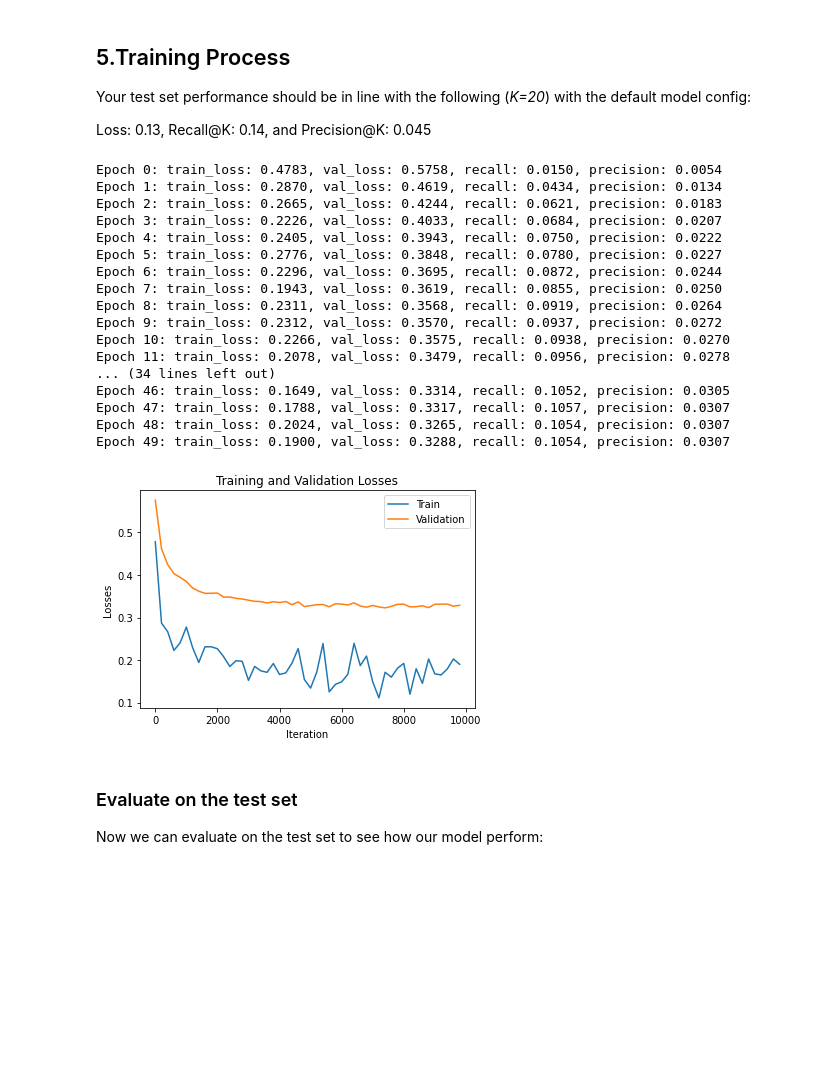
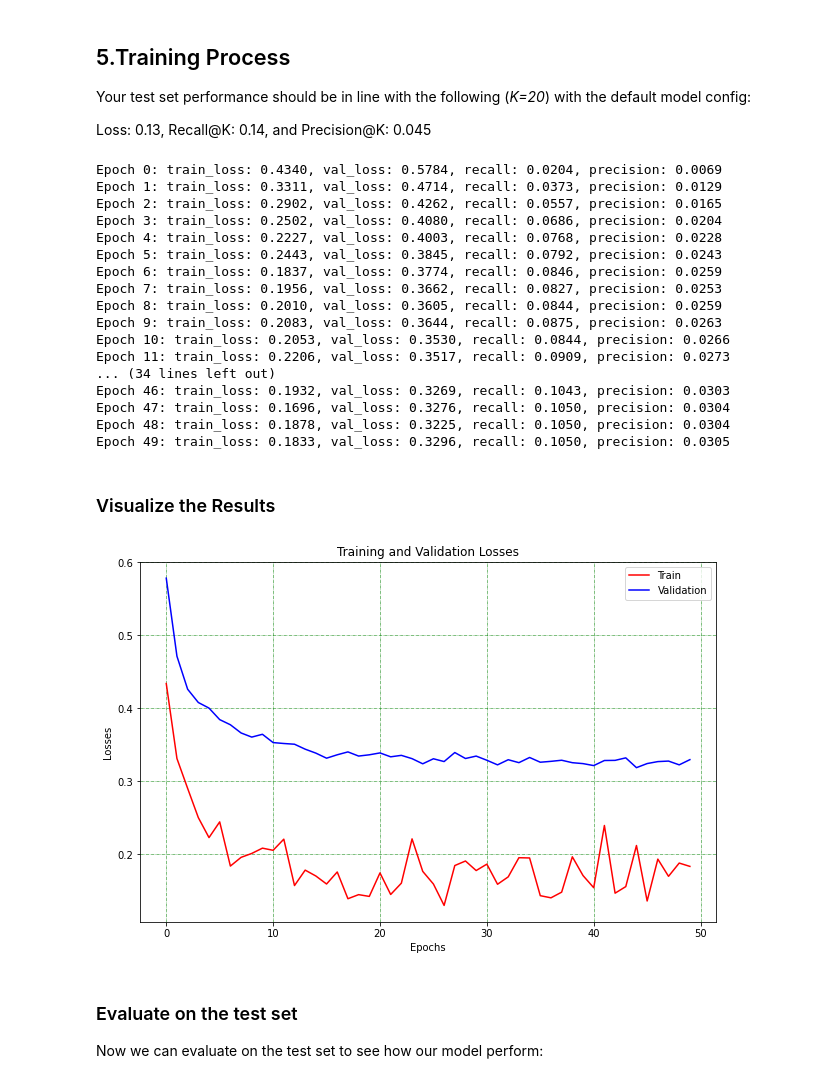
Before and after one commit to Weimw/movielens-project, a Jupyter notebook: CS224w_project.ipynb, the cells around one changed output. Cells and saved outputs as stored; diff of their text form; code cells hidden in the pictures; blank space fills up the shorter version.

```diff
--- a/CS224w_project.ipynb
+++ b/CS224w_project.ipynb
@@ -233,7 +244,7 @@ class LightGCN(MessagePassing):
     We omit a dedicated class for LightGCNConvs for easy access to embeddings
     """
 
-    def __init__(self, num_users: int, num_items: int, hidden_dim: int, num_layers: int):
+    def __init__(self, num_users, num_items, hidden_dim, num_layers):
         super().__init__()
         self.num_users = num_users
         self.num_items = num_items
@@ -246,7 +257,7 @@ class LightGCN(MessagePassing):
         nn.init.normal_(self.users_emb.weight, std=0.1)
         nn.init.normal_(self.items_emb.weight, std=0.1)
 
-    def forward(self, edge_index: SparseTensor):
+    def forward(self, edge_index):
         """
         Forward pass of the LightGCN model. Returns the init and final
         embeddings of the user and item
@@ -271,14 +282,14 @@ class LightGCN(MessagePassing):
 
         return users_emb, self.users_emb.weight, items_emb, self.items_emb.weight
 
-    def message(self, x: Tensor) -> Tensor:
+    def message(self, x):
         return x
 
-    def propagate(self, edge_index: SparseTensor, x: Tensor) -> Tensor:
+    def propagate(self, edge_index, x):
         x = self.message_and_aggregate(edge_index, x)
         return x
 
-    def message_and_aggregate(self, edge_index: SparseTensor, x: Tensor) -> Tensor:
+    def message_and_aggregate(self, edge_index, x):
         return matmul(edge_index, x)
 # %% [markdown]
 ## Loss Function
@@ -297,7 +308,21 @@ $\hat{y}_{uj}$: predicted score of a negative sample
 $\lambda$: L-2 regularization strength
 # %%
 def bpr_loss(users_emb, user_emb_0, pos_emb, pos_emb_0, neg_emb, neg_emb_0, lambda_val):
-  # calculate the Bayesian Personalized Ranking from the embeddings
+    """
+    Calculate the Bayesian Personalzied Ranking loss.
+
+    Parameters:
+    users_emb (torch.Tensor): The final output of user embedding
+    user_emb_0 (torch.Tensor): The initial user embedding
+    pos_emb (torch.Tensor):  The final positive item embedding
+    pos_emb_0 (torch.Tensor): The initial item embedding
+    neg_emb (torch.Tensor): The final negtive item embedding
+    neg_emb_0 (torch.Tensor): The inital negtive item embedding
+    lambda_val (float): L2 regulatization strength
+
+    Returns:
+    loss (float): The BPR loss
+    """
     pos_scores = torch.sum(users_emb * pos_emb, dim=1)
     neg_scores = torch.sum(users_emb * neg_emb, dim=1)
     losses = -torch.log(torch.sigmoid(pos_scores - neg_scores))
@@ -456,7 +492,7 @@ for epoch in range(config['num_epoch']):
 
     # mini batching
     user_indices, pos_indices, neg_indices = \
-        sample_mini_batch(config['batch_size'], train_edge_index)
+        mini_batch_sample(config['batch_size'], train_edge_index)
 
     user_indices = user_indices.to(device)
     pos_indices = pos_indices.to(device)
@@ -488,38 +524,41 @@ for epoch in range(config['num_epoch']):
         .format(epoch, loss, val_loss, recall, precision))
   train_losses.append(loss.item())
   val_losses.append(val_loss)
-
-
   scheduler.step()
 # %% [output]
-Epoch 0: train_loss: 0.4783, val_loss: 0.5758, recall: 0.0150, precision: 0.0054
-Epoch 1: train_loss: 0.2870, val_loss: 0.4619, recall: 0.0434, precision: 0.0134
-Epoch 2: train_loss: 0.2665, val_loss: 0.4244, recall: 0.0621, precision: 0.0183
-Epoch 3: train_loss: 0.2226, val_loss: 0.4033, recall: 0.0684, precision: 0.0207
-Epoch 4: train_loss: 0.2405, val_loss: 0.3943, recall: 0.0750, precision: 0.0222
-Epoch 5: train_loss: 0.2776, val_loss: 0.3848, recall: 0.0780, precision: 0.0227
-Epoch 6: train_loss: 0.2296, val_loss: 0.3695, recall: 0.0872, precision: 0.0244
-Epoch 7: train_loss: 0.1943, val_loss: 0.3619, recall: 0.0855, precision: 0.0250
-Epoch 8: train_loss: 0.2311, val_loss: 0.3568, recall: 0.0919, precision: 0.0264
-Epoch 9: train_loss: 0.2312, val_loss: 0.3570, recall: 0.0937, precision: 0.0272
-Epoch 10: train_loss: 0.2266, val_loss: 0.3575, recall: 0.0938, precision: 0.0270
-Epoch 11: train_loss: 0.2078, val_loss: 0.3479, recall: 0.0956, precision: 0.0278
+Epoch 0: train_loss: 0.4340, val_loss: 0.5784, recall: 0.0204, precision: 0.0069
+Epoch 1: train_loss: 0.3311, val_loss: 0.4714, recall: 0.0373, precision: 0.0129
+Epoch 2: train_loss: 0.2902, val_loss: 0.4262, recall: 0.0557, precision: 0.0165
+Epoch 3: train_loss: 0.2502, val_loss: 0.4080, recall: 0.0686, precision: 0.0204
+Epoch 4: train_loss: 0.2227, val_loss: 0.4003, recall: 0.0768, precision: 0.0228
+Epoch 5: train_loss: 0.2443, val_loss: 0.3845, recall: 0.0792, precision: 0.0243
+Epoch 6: train_loss: 0.1837, val_loss: 0.3774, recall: 0.0846, precision: 0.0259
+Epoch 7: train_loss: 0.1956, val_loss: 0.3662, recall: 0.0827, precision: 0.0253
+Epoch 8: train_loss: 0.2010, val_loss: 0.3605, recall: 0.0844, precision: 0.0259
+Epoch 9: train_loss: 0.2083, val_loss: 0.3644, recall: 0.0875, precision: 0.0263
+Epoch 10: train_loss: 0.2053, val_loss: 0.3530, recall: 0.0844, precision: 0.0266
+Epoch 11: train_loss: 0.2206, val_loss: 0.3517, recall: 0.0909, precision: 0.0273
 ... (34 lines left out)
-Epoch 46: train_loss: 0.1649, val_loss: 0.3314, recall: 0.1052, precision: 0.0305
-Epoch 47: train_loss: 0.1788, val_loss: 0.3317, recall: 0.1057, precision: 0.0307
-Epoch 48: train_loss: 0.2024, val_loss: 0.3265, recall: 0.1054, precision: 0.0307
-Epoch 49: train_loss: 0.1900, val_loss: 0.3288, recall: 0.1054, precision: 0.0307
+Epoch 46: train_loss: 0.1932, val_loss: 0.3269, recall: 0.1043, precision: 0.0303
+Epoch 47: train_loss: 0.1696, val_loss: 0.3276, recall: 0.1050, precision: 0.0304
+Epoch 48: train_loss: 0.1878, val_loss: 0.3225, recall: 0.1050, precision: 0.0304
+Epoch 49: train_loss: 0.1833, val_loss: 0.3296, recall: 0.1050, precision: 0.0305
+# %% [markdown]
+### Visualize the Results
 # %%
-iters = [config['epoch_size'] * epoch for epoch in range(config['num_epoch'])]
-plt.plot(iters, train_losses, label='Train')
-plt.plot(iters, val_losses, label='Validation')
-plt.xlabel('Iteration')
-plt.ylabel('Losses')
+epochs = range(config['num_epoch'])
+fig = plt.figure(figsize=(8, 5))
+ax = fig.add_axes([0, 0, 1, 1])
+ax.plot(epochs, train_losses, color='r', label='Train', alpha=1)
+ax.plot(epochs, val_losses, color='b', label='Validation', alpha=1)
+ax.grid(color='g', ls='-.', lw=0.5)
+ax.set_xlabel('Epochs')
+ax.set_ylabel('Losses')
 plt.title('Training and Validation Losses')
 plt.legend()
 plt.show()
 # %% [output]
-[figure, old version]
+[figure, new version]
 # %% [markdown]
 ### Evaluate on the test set
 Now we can evaluate on the test set to see how our model perform:
```
Also changed, not shown: parts of 17 cells of this notebook.
